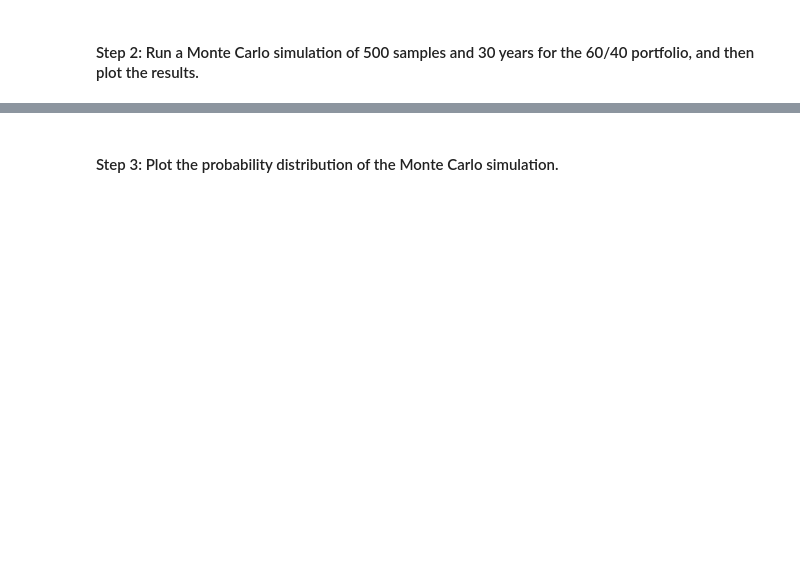
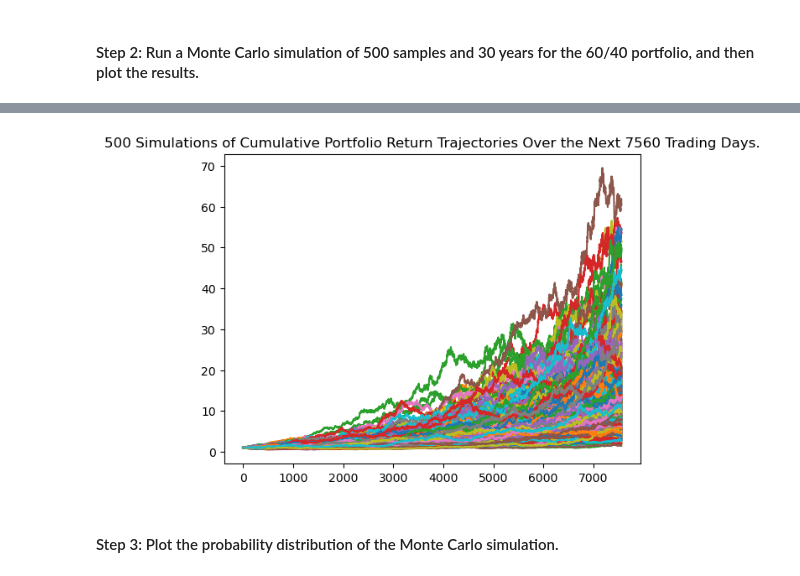
Before and after one commit to xanderdgr8/financial_planning_tools, a Jupyter notebook: financial_planning_tools.ipynb, the cells around one changed output, grey strips where cells are left out. Cells and saved outputs as stored; diff of their text form; code cells hidden in the pictures; blank space fills up the shorter version.

Commit message:
Completed Part 2  Create a Financial Planner for Retirement

```diff
--- a/financial_planning_tools.ipynb
+++ b/financial_planning_tools.ipynb
@@ -427,25 +426,25 @@ In this section, you’ll use the MCForecastTools library to create a Monte Carl
 start_date = pd.Timestamp("2017-08-08", tz="America/New_York").isoformat()
 end_date = pd.Timestamp("2020-08-08", tz="America/New_York").isoformat()
 # %%
-# Use the Alpaca get_bars function to make the API call to get the 3 years worth of pricing data
-# The tickers and timeframe parameters should have been set in Part 1 of this activity
-# The start and end dates should be updated with the information set above
-# Remember to add the df property to the end of the call so the response is returned as a DataFrame
-df_portfolio = alpaca.get_bars(
+# Using the Alpaca get_bars function to make the API call to get the 3 years worth of pricing data
+# The tickers and timeframe parameters had been set in Part 1 of this activity
+# The start and end dates had been updated with the information set above
+# Adding the df property to the end of the call so the response is returned as a DataFrame
+prices_df = alpaca.get_bars(
     tickers,
     timeframe,
     start = start_date,
     end = end_date
 ).df
 
-# Reorganize the DataFrame
-# Separate ticker data
-SPY = df_portfolio[df_portfolio['symbol']=='SPY'].drop('symbol', axis=1)
-AGG = df_portfolio[df_portfolio['symbol']=='AGG'].drop('symbol', axis=1)
+# Reorganizing the DataFrame
+# Separating ticker data
+SPY = prices_df[prices_df['symbol']=='SPY'].drop('symbol', axis=1)
+AGG = prices_df[prices_df['symbol']=='AGG'].drop('symbol', axis=1)
 
-# Concatenate the ticker DataFrames
-df_portfolio = pd.concat([FB,TWTR],axis=1, keys=['SPY','AGG'])
+# Concatenating the ticker DataFrames
+prices_df = pd.concat([SPY,AGG],axis=1, keys=['SPY','AGG'])
 
-# Display both the first and last five rows of the DataFrame
-df_portfolio.head()
-df_portfolio.tail()
+# Displaying both the first and last five rows of the DataFrame
+prices_df.head()
+prices_df.tail()
@@ -455,11 +463,11 @@ df_portfolio.tail()
 # Configure the Monte Carlo simulation to forecast 30 years cumulative returns
 # The weights should be split 40% to AGG and 60% to SPY.
 # Run 500 samples.
-MC_weight = MCSimulation(
+MC_thirty_year = MCSimulation(
     portfolio_data = prices_df,
-    weights = [.40,.60],
+    weights = [.60,.40],
     num_simulation = 500,
-    num_trading_days = 252*5
-
-# Review the simulation input data
-MC_weight.portfolio_data.head()
+    num_trading_days = 252*30
+)
+# Reviewing the simulation input data
+MC_thirty_year.portfolio_data.head().dropna()
@@ -469,8 +527,9 @@ MC_thirty_year.calc_cumulative_return()
 # %%
-# Visualize the 30-year Monte Carlo simulation by creating an
+# Visualizing the 30-year Monte Carlo simulation by creating an
 # overlay line plot
-# YOUR CODE HERE
-weight_line_plot = MC_weight.plot_simulation()
+MC_sim_line_plot = MC_thirty_year.plot_simulation()
+# %% [output]
+[figure, added]
 # %% [markdown]
 #### Step 3: Plot the probability distribution of the Monte Carlo simulation.
 # %%
```
Also changed, not shown: parts of 32 cells of this notebook.
